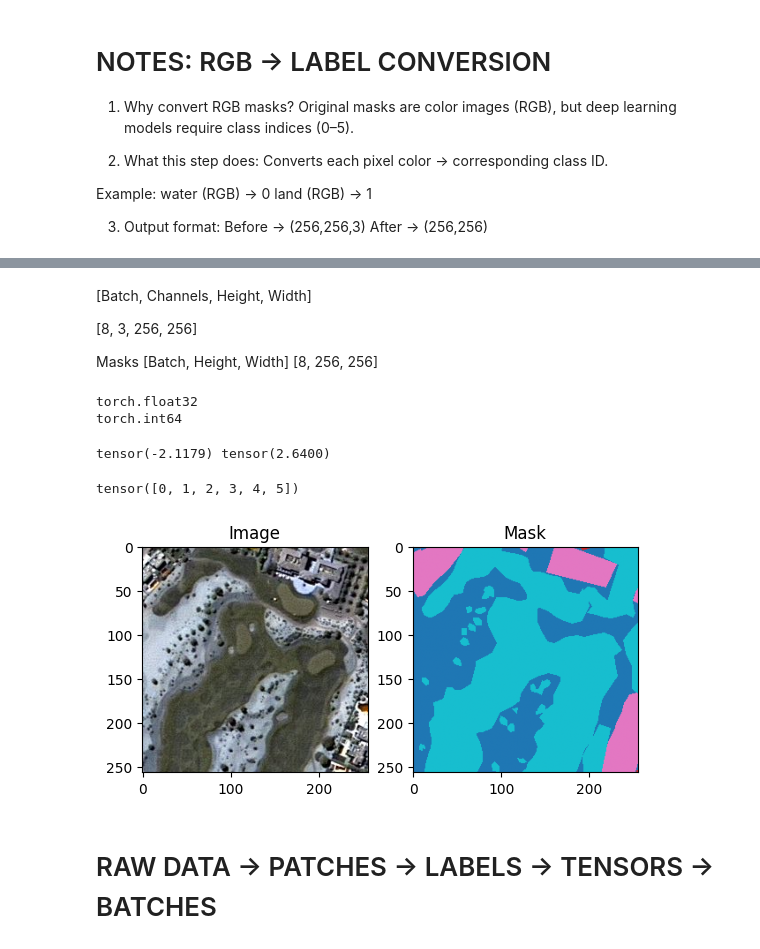
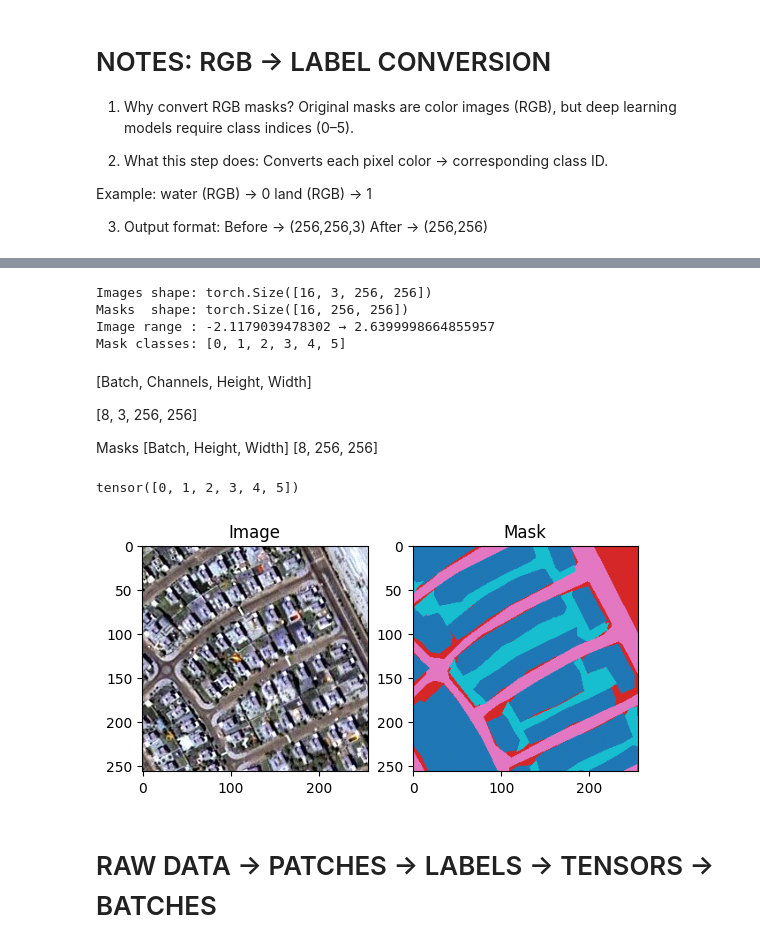
Before and after one commit to Manojit29/satellite-image-segmentation, a Jupyter notebook: Satellite_Image_processing.ipynb, the cells around one changed output, grey strips where cells are left out. Cells and saved outputs as stored; diff of their text form; code cells hidden in the pictures.

```diff
--- a/Satellite_Image_processing.ipynb
+++ b/Satellite_Image_processing.ipynb
@@ -264,22 +324,22 @@ transform = A.Compose([
 ])
 # %%
-# 3 — Dataset Class
+#  Dataset Class
 class SatelliteDataset(Dataset):
     def __init__(self, images, masks, transform=None):
-        self.images = images
-        self.masks = masks
+        self.images    = images
+        self.masks     = masks
         self.transform = transform
 
     def __len__(self):
         return len(self.images)
 
     def __getitem__(self, idx):
-        image = self.images[idx]
-        mask = self.masks[idx]
+        image = self.images[idx].copy()   # .copy() prevents albumentations bug
+        mask  = self.masks[idx].copy()
 
         if self.transform:
-            aug = self.transform(image=image, mask=mask)
-            image = aug["image"]
-            mask = aug["mask"]
+            result = self.transform(image=image, mask=mask)
+            image  = result["image"]
+            mask   = result["mask"]
 
         return image, mask.long()
@@ -302,3 +346,26 @@ Masks shape: torch.Size([8, 256, 256])
+# %%
+# DataLoaders
+
+train_dataset = SatelliteDataset(X_train, y_train, train_transform)
+val_dataset   = SatelliteDataset(X_val,   y_val,   val_transform)
+
+train_loader = DataLoader(train_dataset, batch_size=CFG["batch_size"],
+                          shuffle=True,  num_workers=2, pin_memory=True)
+
+val_loader   = DataLoader(val_dataset,   batch_size=CFG["batch_size"],
+                          shuffle=False, num_workers=2, pin_memory=True)
+
+
+imgs, msks = next(iter(train_loader))
+print("Images shape:", imgs.shape)   # [8, 3, 256, 256]
+print("Masks  shape:", msks.shape)   # [8, 256, 256]
+print("Image range :", imgs.min().item(), "→", imgs.max().item())
+print("Mask classes:", torch.unique(msks).tolist())
+# %% [output]
+Images shape: torch.Size([16, 3, 256, 256])
+Masks  shape: torch.Size([16, 256, 256])
+Image range : -2.1179039478302 → 2.6399998664855957
+Mask classes: [0, 1, 2, 3, 4, 5]
 # %% [markdown]
 [Batch, Channels, Height, Width]
 
@@ -307,16 +374,5 @@ Masks shape: torch.Size([8, 256, 256])
 Masks
 [Batch, Height, Width]
 [8, 256, 256]
-# %%
-print(images.dtype)
-print(masks.dtype)
-# %% [output]
-torch.float32
-torch.int64
-# %%
-# Check value range
-print(images.min(), images.max())
-# %% [output]
-tensor(-2.1179) tensor(2.6400)
 # %%
 # Check mask values
@@ -324,28 +380,28 @@ print(torch.unique(masks))
 # %% [output]
 tensor([0, 1, 2, 3, 4, 5])
 # %%
-img = images[0].permute(1,2,0).cpu().numpy()
+img = imgs[0].permute(1,2,0).cpu().numpy()
 
 # undo normalization
 mean = np.array([0.485,0.456,0.406])
 std = np.array([0.229,0.224,0.225])
 
 img = (img * std) + mean
 img = np.clip(img, 0, 1)
 
-mask = masks[0].cpu().numpy()
+msks = msks[0].cpu().numpy()
 
 plt.subplot(1,2,1)
 plt.imshow(img)
 plt.title("Image")
 
 plt.subplot(1,2,2)
-plt.imshow(mask, cmap='tab10')
+plt.imshow(msks, cmap='tab10')
 plt.title("Mask")
 
 plt.show()
 # %% [output]
-[figure, old version]
+[figure, new version]
 # %% [markdown]
 # RAW DATA → PATCHES → LABELS → TENSORS → BATCHES
 # %% [markdown]
```
Also changed, not shown: parts of 38 cells of this notebook.
